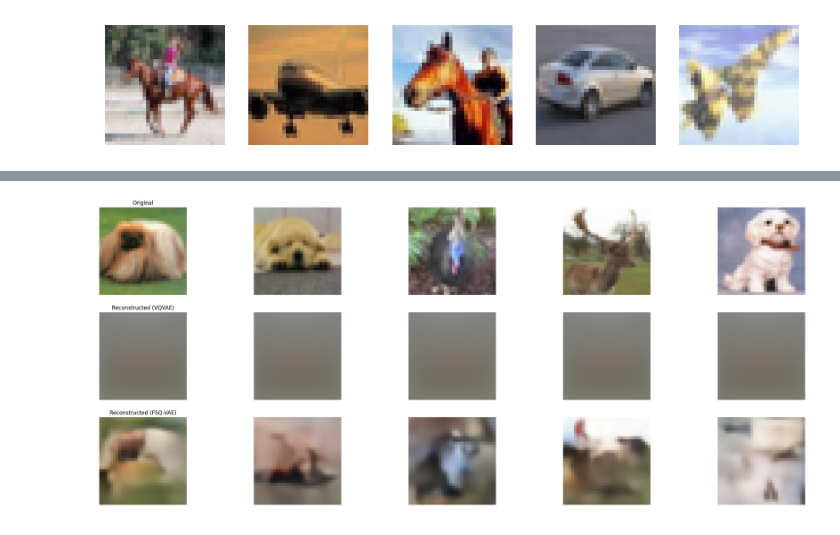
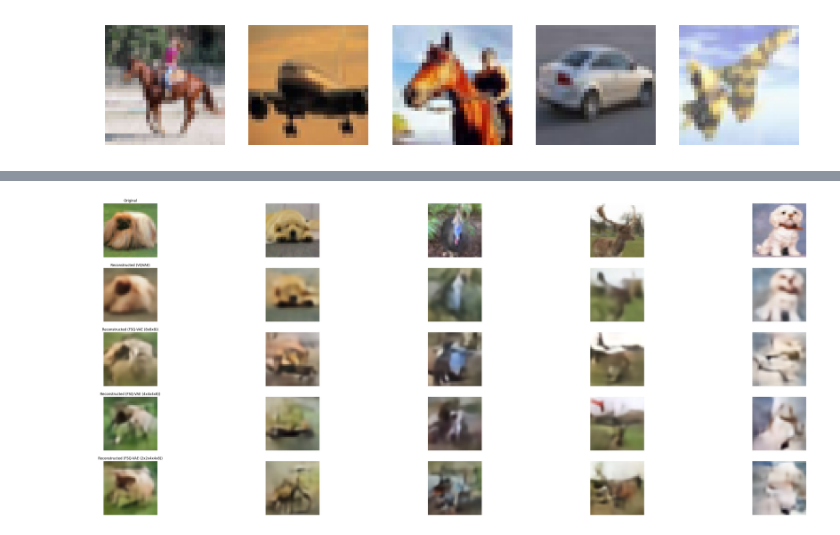
Before and after one commit to lukasfri/kth-dd2610-project, a Jupyter notebook: src/fsq-vae.ipynb, the cells around one changed output, grey strips where cells are left out. Cells and saved outputs as stored; diff of their text form; code cells hidden in the pictures.

Commit message:
Train notebook

```diff
--- a/src/fsq-vae.ipynb
+++ b/src/fsq-vae.ipynb
@@ -752,23 +772,31 @@ def eval_model(model: VQVAE, loss_fn: Callable[[VQVAE, jax.Array], jax.Array]):
 # %%
 # VQVAE Training
 vqvae_config = Config({
-    "id": "vqvae_new",
+    "id": "vqvae",
     "codebook_size": 512,
-    "embedding_dim": 64,
+    "embedding_dim": 128,
     "codebook_shape": None,
     "commitment_cost": 0.25,
     "entropy_loss_type": "softmax",
-    "entropy_loss_ratio": 0.0,
-    "entropy_temperature": 1.0,
+    "entropy_loss_ratio": 0.1,
+    "entropy_temperature": 0.01,
     "filters": 128,
     "num_res_blocks": 2,
     "channel_multipliers": [1, 2, 4],
-    "norm_type": "LN",
+    "norm_type": "GN",
     "quantizer_type": "standard",
     "image_channels": 3,
 })
 
 vqvae, start_step = load_model_checkpoint_or_initialize(model_dir, vqvae_config, create_vq_model)
 
+def reset_codebook_from_dataset(model: VQVAE[VectorQuantizerResults], train_data: Dataset, sample_count = 1000):
+    samples = jnp.array([preprocess(train_data[i]["img"]) for i in range(sample_count)])
+    samples = model.encoder(samples)
+    model.quantizer.init_codebook_from_data(samples, nnx.Rngs(0))
+
+if start_step == 0:
+    reset_codebook_from_dataset(vqvae, train_data)
+
 train_cycle(vqvae, vqvae_config, NUM_EPOCHS, start_step, loss_fn=vqvae_loss)
 # %% [output]
@@ -806,7 +880,7 @@ Test Loss: 0.0623
 # %%
 # FSQ-VAE Training
 fsqvae_config = Config({
-    "id": "fsqvae",
+    "id": "fsqvae_8x8x8",
     "codebook_size": None,
     "embedding_dim": None,
     "codebook_shape": [8, 8, 8],
@@ -823,6 +897,9 @@ fsqvae_config = Config({
 })
 
 fsqvae, start_step = load_model_checkpoint_or_initialize(model_dir, fsqvae_config, create_fsq_model)
+fsqvae.quantizer = FiniteScalarQuantizer(
+    L = fsqvae_config['codebook_shape']
+)
 
-# train_cycle(fsqvae, fsqvae_config, NUM_EPOCHS, start_step, loss_fn=mse_loss)
+train_cycle(fsqvae, fsqvae_config, NUM_EPOCHS, start_step, loss_fn=mse_loss)
 # %% [output]
@@ -874,6 +928,9 @@ fsqvae2_config = Config({
 })
 
 fsqvae2, start_step = load_model_checkpoint_or_initialize(model_dir, fsqvae2_config, create_fsq_model)
+fsqvae2.quantizer = FiniteScalarQuantizer(
+    L = fsqvae2_config['codebook_shape']
+)
 
 train_cycle(fsqvae2, fsqvae2_config, NUM_EPOCHS, start_step, loss_fn=mse_loss)
 
@@ -934,6 +958,9 @@ fsqvae3_config = Config({
 })
 
 fsqvae3, start_step = load_model_checkpoint_or_initialize(model_dir, fsqvae3_config, create_fsq_model)
+fsqvae3.quantizer = FiniteScalarQuantizer(
+    L = fsqvae3_config['codebook_shape']
+)
 
 train_cycle(fsqvae3, fsqvae3_config, NUM_EPOCHS, start_step, loss_fn=mse_loss)
 
@@ -984,6 +974,8 @@ import matplotlib.pyplot as plt
 
 def plot_reconstructions(models: list[VQVAE], model_names: list[str], images: jax.Array):
     num_images = 5
+    assert len(models) == len(model_names), "models and model_names must have the same length."
+
     fig, axes = plt.subplots(len(models) + 1, num_images, figsize=(num_images * 2 * (len(models) + 1), 4 * (len(models) + 1)))
 
     # Plot original images in the first row
@@ -1004,5 +996,5 @@ def plot_reconstructions(models: list[VQVAE], model_names: list[str], images: ja
     plt.show()
 
 sample_batch = next(iter(test_grain_dataset))
-plot_reconstructions([vqvae, fsqvae], ["VQVAE", "FSQ-VAE"], sample_batch[:5])
+plot_reconstructions([vqvae, fsqvae, fsqvae2, fsqvae3], ["VQVAE", "FSQ-VAE (8x8x8)", "FSQ-VAE (4x4x4x8)", "FSQ-VAE (2x2x4x4x8)"], sample_batch[:5])
 # %% [output]
@@ -1010,4 +1003,4 @@ WARNING:matplotlib.image:Clipping input data to the valid range for imshow with
-[figure, old version]
+[figure, new version]
 # %%
 # Convert whole training dataset to indices and display the first image's indices
 from array_record.python import array_record_module as arm
```
Also changed, not shown: parts of 16 cells of this notebook.
